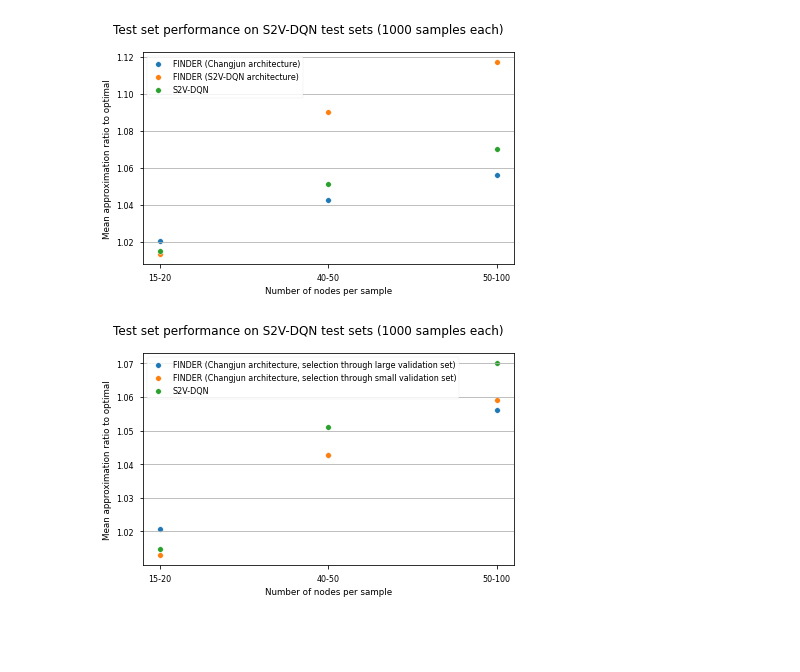
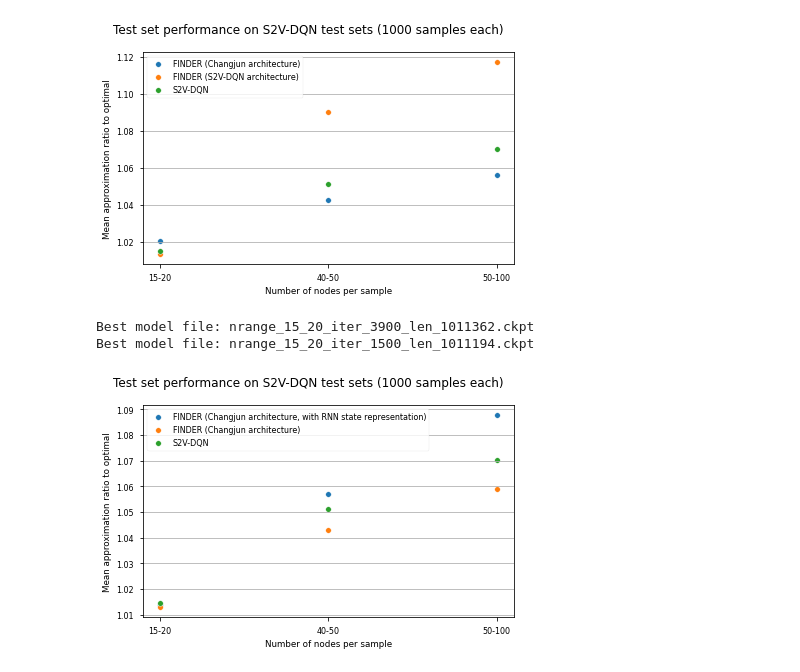
Before and after one commit to dschaub95/FINDER-TSP, a Jupyter notebook: FINDER_synthetic_test_visualization.ipynb, the cells around one changed output. Saved outputs shown, nothing was run; the diff lists cells and outputs as text; code cells hidden in the pictures; blank space fills up the shorter version.

Commit message:
introduced RNN state representation (working)

```diff
--- a/FINDER_synthetic_test_visualization.ipynb
+++ b/FINDER_synthetic_test_visualization.ipynb
@@ -79,13 +79,16 @@ plt.savefig(f'plots/testset_performance.png', dpi=400)
 # %% [output]
 [figure]
 # %%
-model_path_0 =  'best_models/tsp_2d/nrange_15_20_len_1038117/'
+model_path_0 =  'best_models/tsp_2d/nrange_15_20_len_1011362/'
 model_file_0, model_base_path, tour_length = get_model_file(model_path_0)
 model_name_0 = model_file_0.split('.')[0]
 
 model_path_2 =  'best_models/tsp_2d/nrange_15_20_len_1011194/'
 model_file_2, model_base_path, tour_length = get_model_file(model_path_2)
 model_name_2 = model_file_2.split('.')[0]
+# %% [output]
+Best model file: nrange_15_20_iter_3900_len_1011362.ckpt
+Best model file: nrange_15_20_iter_1500_len_1011194.ckpt
 # %%
 model_names = [model_name_0, model_name_2]
 mean_approx_ratio_list = []
@@ -93,25 +96,26 @@ for model_name in model_names:
     model_means = mean_approx_ratios_for_model(folder_names, model_name)
     mean_approx_ratio_list.append(model_means)
 # %%
-architecture_0 = 'FINDER (Changjun architecture, selection through large validation set)'
-architecture_1 = 'FINDER (Changjun architecture, selection through small validation set)'
+# architecture_0 = 'FINDER (Changjun architecture, selection through large validation set)'
+architecture_0 = 'FINDER (Changjun architecture, with RNN state representation)'
+architecture_1 = 'FINDER (Changjun architecture)'
 mpl.style.use('seaborn-paper')
 
 fig, axs = plt.subplots(1, 1, figsize=(6,4), sharex=True, sharey=True)
 x = np.arange(0,len(mean_approx_ratio_list[0]))
 sns.scatterplot(x=x,y=mean_approx_ratio_list[0], ax=axs, label=architecture_0)
 sns.scatterplot(x=x,y=mean_approx_ratio_list[1], ax=axs, label=architecture_1)
 sns.scatterplot(x=x,y=s2v_dqn_mean_approx_ratios, ax=axs, label='S2V-DQN')
 axs.grid(True, axis='y')
 # axs.axhline(y = 1.015, color = 'black', linestyle = '--', label='S2V-DQN (1.0147)')
 axs.legend(loc='upper left')
 axs.set_xticks(x)
 axs.set_xticklabels(['15-20', '40-50', '50-100'])
 axs.set_ylabel('Mean approximation ratio to optimal')
 axs.set_xlabel('Number of nodes per sample')
 plt.suptitle('Test set performance on S2V-DQN test sets (1000 samples each)')
 plt.tight_layout()
 
 plt.savefig(f'plots/testset_performance_changjun.png', dpi=400)
 # %% [output]
-[figure, old version]
+[figure, new version]
```
Also changed, not shown: 6 other files.
